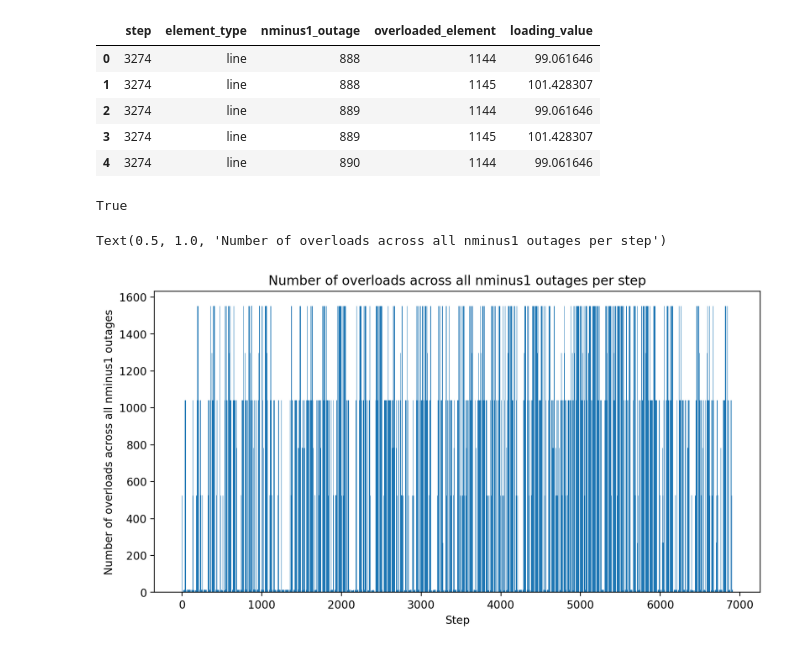
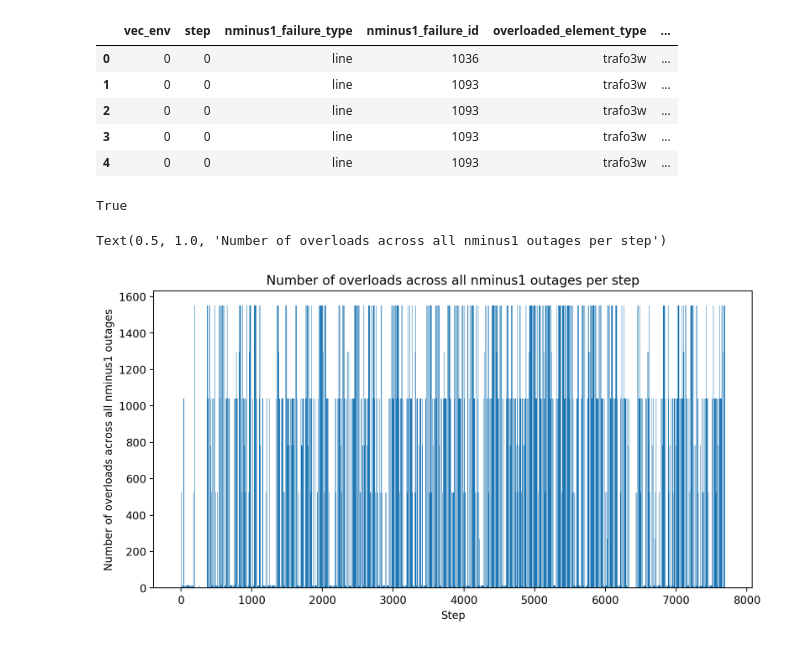
Before and after one commit to eliagroup/Grid2Vec, a Jupyter notebook: examples/nminus1_analysis/analyze_nminus1_calculation.ipynb, the cells around one changed output. Drawn from its saved outputs; the diff is of its cells as text; code cells hidden in the pictures.

Commit message:
updating notebook to contain trafo nminus1 data

```diff
--- a/examples/nminus1_analysis/analyze_nminus1_calculation.ipynb
+++ b/examples/nminus1_analysis/analyze_nminus1_calculation.ipynb
@@ -9,10 +12,10 @@ grid = load_grid("../data/grid_planning_scenario/")
 # %%
-df_results = pd.read_csv('../data/grid_planning_scenario/powerflow_analysis/nminus1_dc/overloads.csv')#.sort_values("step")
+df_results = pd.read_csv('../../data/grid_planning_scenario/powerflow_analysis/nminus1_dc/overloads_with_trafos.csv').sort_values("step").reset_index(drop=True)
 df_results.head()
 # %% [output]
-|  | step | element_type | nminus1_outage | overloaded_element | loading_value |
-| 0 | 3274 | line | 888 | 1144 | 99.061646 |
-| 1 | 3274 | line | 888 | 1145 | 101.428307 |
-| 2 | 3274 | line | 889 | 1144 | 99.061646 |
-| 3 | 3274 | line | 889 | 1145 | 101.428307 |
-| 4 | 3274 | line | 890 | 1144 | 99.061646 |
+|  | vec_env | step | nminus1_failure_type | nminus1_failure_id | overloaded_element_type | ... |
+| 0 | 0 | 0 | line | 1036 | trafo3w | ... |
+| 1 | 0 | 0 | line | 1093 | trafo3w | ... |
+| 2 | 0 | 0 | line | 1093 | trafo3w | ... |
+| 3 | 0 | 0 | line | 1093 | trafo3w | ... |
+| 4 | 0 | 0 | line | 1093 | trafo3w | ... |
@@ -21,19 +22,23 @@ df_results = df_results[df_results['loading_value'] > 100]
+# %%
+df_results = df_results[df_results['loading_value'] > 100]
+
+df_results_lines = df_results[df_results['overloaded_element_type'] == 'line']
+df_results_trafos = df_results[df_results['overloaded_element_type'] == 'trafo']
+df_results_trafos3w = df_results[df_results['overloaded_element_type'] == 'trafo3w']
 # %%
-
 # check if every step has an overload
-df_results.sort_values("step", inplace=True)
-df_results.step.is_monotonic_increasing
+df_results_lines.sort_values("step", inplace=True)
+df_results_lines.step.is_monotonic_increasing
 # %% [output]
 True
 # %%
-outages_per_step = df_results.groupby("step")['nminus1_outage'].count()
-
+outages_per_step = df_results_lines.groupby("step")['nminus1_failure_id'].count()
 
 fig, ax = plt.subplots(figsize=(10, 5))
 ax.bar(outages_per_step.index, outages_per_step.values, color='C0')
 ax.set_xlabel("Step")
 ax.set_ylabel("Number of overloads across all nminus1 outages")
 ax.set_title("Number of overloads across all nminus1 outages per step")
 # %% [output]
 Text(0.5, 1.0, 'Number of overloads across all nminus1 outages per step')
-[figure, old version]
+[figure, new version]
```
Also changed, not shown: parts of 23 cells of this notebook.
